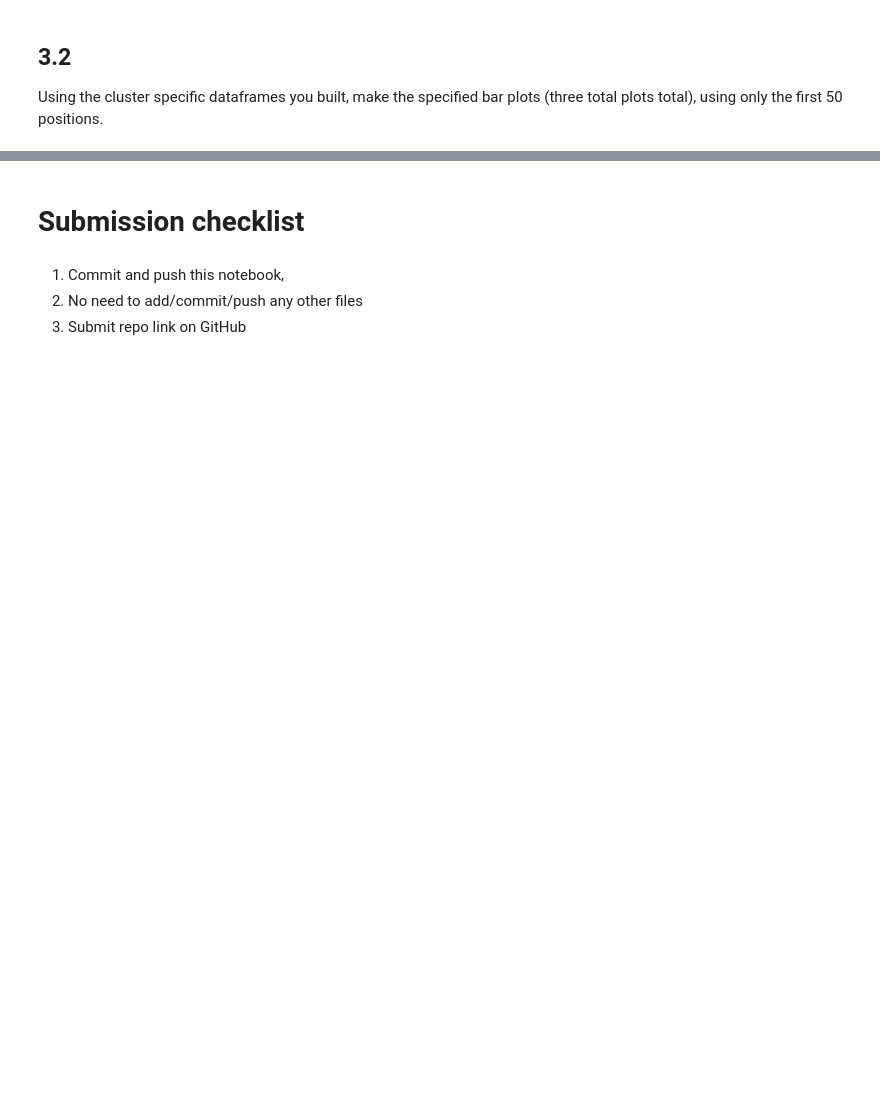
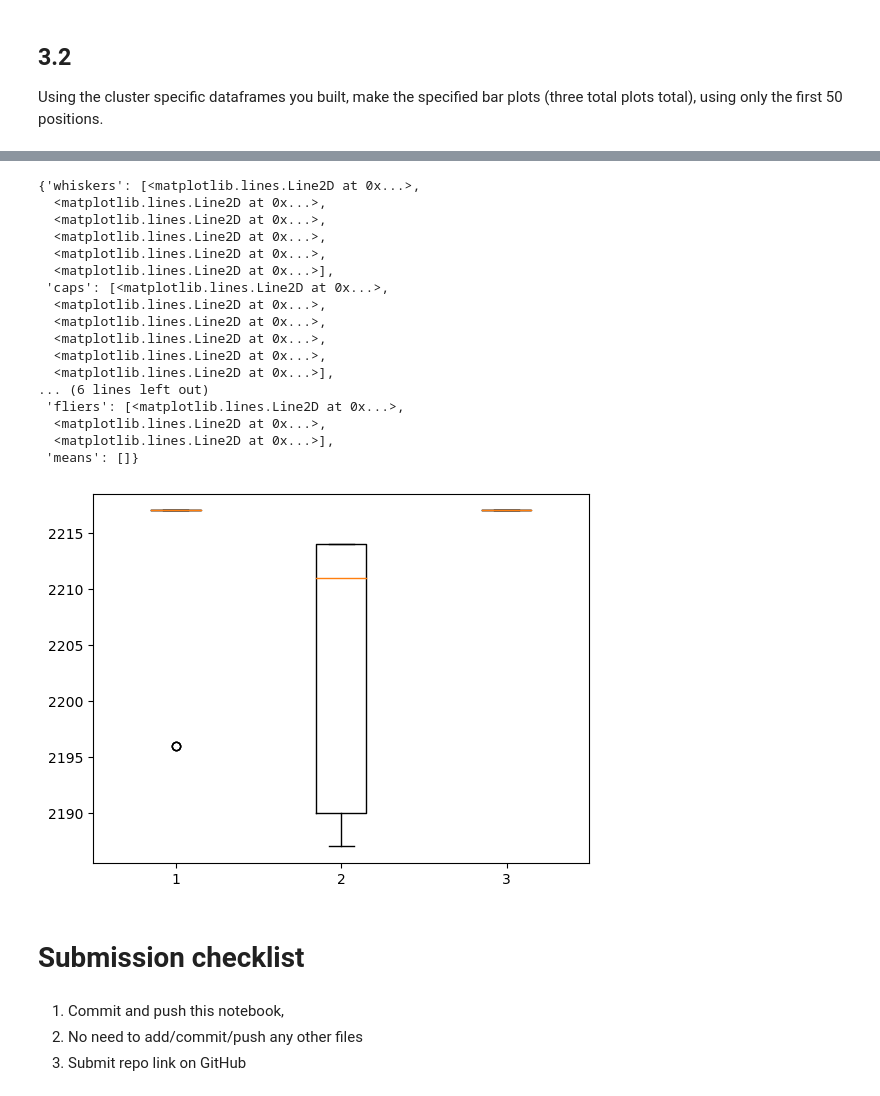
Before and after one commit to LegitGopnik/BioE131-lab7, a Jupyter notebook: assignment.ipynb, the cells around one changed output, grey strips where cells are left out. Saved outputs shown, nothing was run; the diff lists cells and outputs as text; code cells hidden in the pictures; blank space fills up the shorter version.

```diff
--- a/assignment.ipynb
+++ b/assignment.ipynb
@@ -257,6 +441,33 @@ cluster. It will look something like this:
 Consider using `SeqIO.to_dict` as part of your solution.
 # %%
 # code here
+# %%
+clusters = [cl1_alignment, cl2_alignment, cl3_alignment]
+lengths = [[], [], []]
+for (cluster, length) in zip(clusters, lengths):
+    for gene in cluster:
+        length += [len(gene.seq.replace("-", ""))]
+# %%
+plt.boxplot(lengths)
+# %% [output]
+{'whiskers': [<matplotlib.lines.Line2D at 0x...>,
+  <matplotlib.lines.Line2D at 0x...>,
+  <matplotlib.lines.Line2D at 0x...>,
+  <matplotlib.lines.Line2D at 0x...>,
+  <matplotlib.lines.Line2D at 0x...>,
+  <matplotlib.lines.Line2D at 0x...>],
+ 'caps': [<matplotlib.lines.Line2D at 0x...>,
+  <matplotlib.lines.Line2D at 0x...>,
+  <matplotlib.lines.Line2D at 0x...>,
+  <matplotlib.lines.Line2D at 0x...>,
+  <matplotlib.lines.Line2D at 0x...>,
+  <matplotlib.lines.Line2D at 0x...>],
+... (6 lines left out)
+ 'fliers': [<matplotlib.lines.Line2D at 0x...>,
+  <matplotlib.lines.Line2D at 0x...>,
+  <matplotlib.lines.Line2D at 0x...>],
+ 'means': []}
+[figure, added]
 # %% [markdown]
 # Submission checklist
 # %% [markdown]
```
Also changed, not shown: parts of 31 cells of this notebook, 2 other files.
